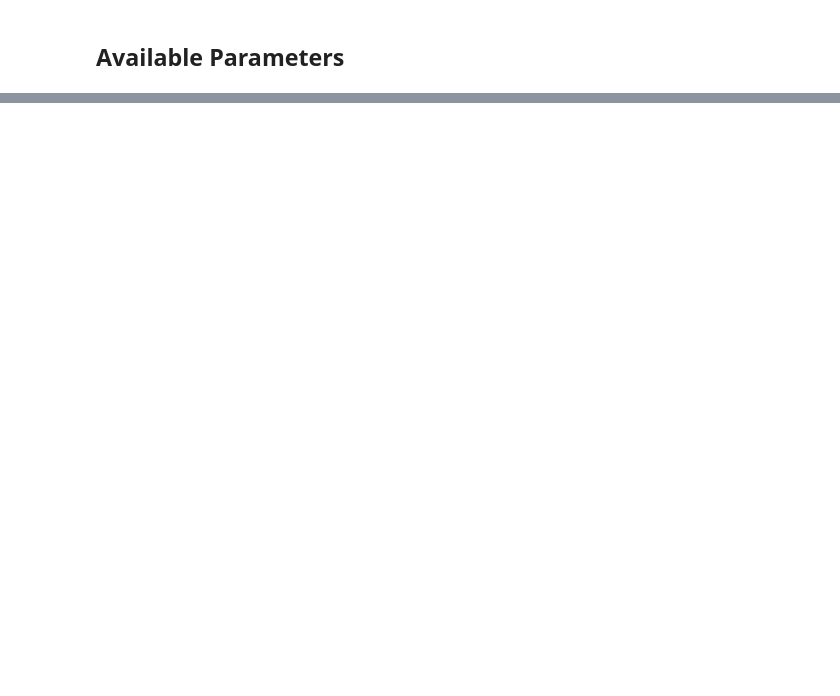
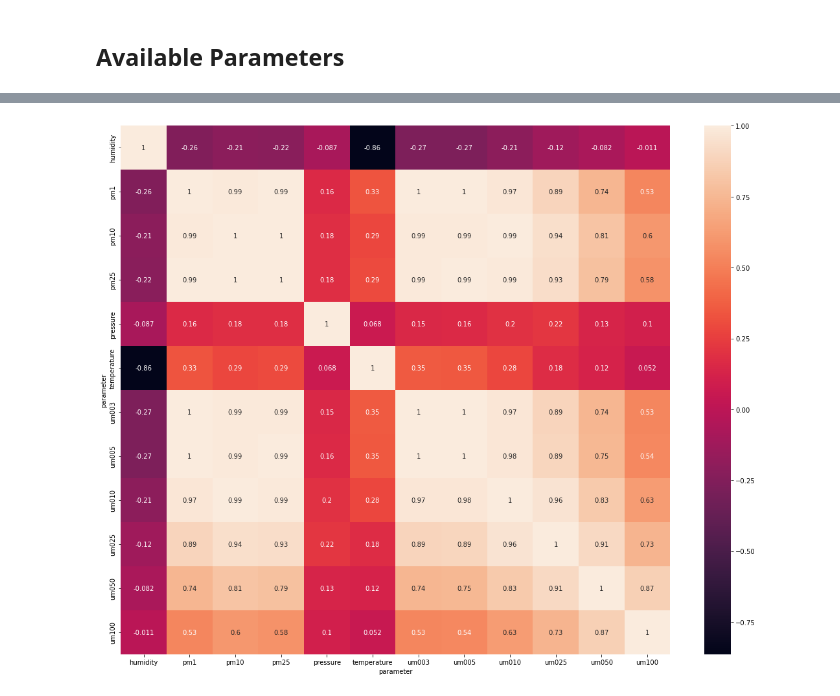
Before and after one commit to beltran-oscar/ETL-pipeline-ML, a Jupyter notebook: src/notebooks/extract.ipynb, the cells around one changed output, grey strips where cells are left out. Saved outputs shown, nothing was run; the diff lists cells and outputs as text; code cells hidden in the pictures; blank space fills up the shorter version.

```diff
--- a/src/notebooks/extract.ipynb
+++ b/src/notebooks/extract.ipynb
@@ -88,0 +298,3 @@ parameters
+# %%
+pivoted_df = df.pivot_table(index=df['local_time'], columns='parameter', values='value')
+pivoted_df.head(20)
@@ -88,0 +320,7 @@ parameters
+# %%
+corr_matrix = pivoted_df.corr()
+plt.figure(figsize=(19, 15))
+sns.heatmap(corr_matrix, annot=True)
+plt.show()
+# %% [output]
+[figure, added]
```
Also changed, not shown: parts of 19 cells of this notebook.
